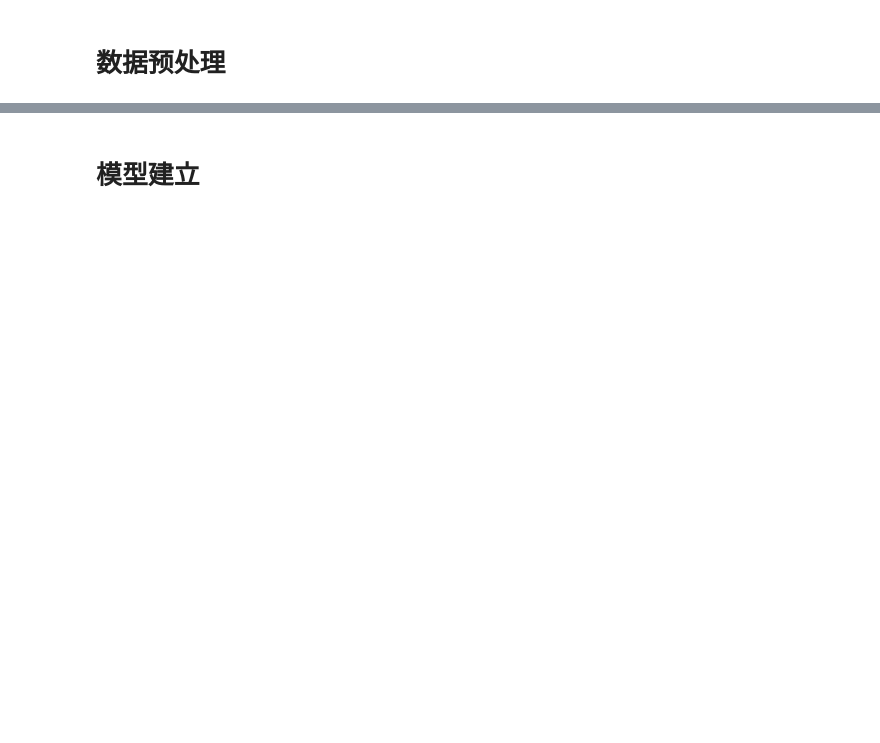
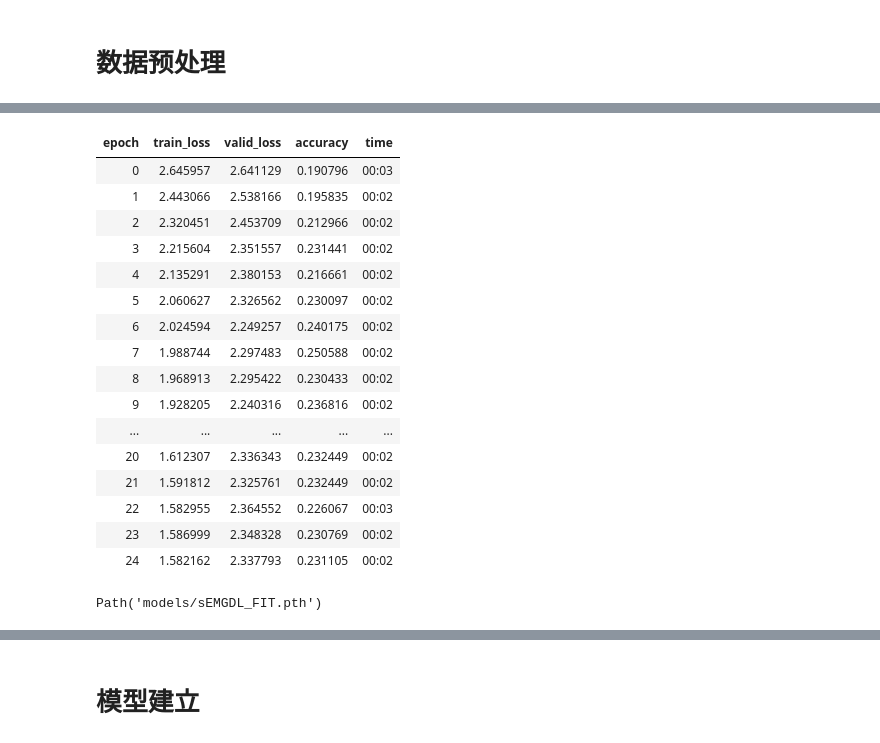
Before and after one commit to huris/sEMG_Rehabilitation, a Jupyter notebook: sEMGPY/scripts/SceneThree/sEMGTraining.ipynb, the cells around one changed output, grey strips where cells are left out. Drawn from its saved outputs; the diff is of its cells as text; code cells hidden in the pictures; blank space fills up the shorter version.

```diff
--- a/sEMGPY/scripts/SceneThree/sEMGTraining.ipynb
+++ b/sEMGPY/scripts/SceneThree/sEMGTraining.ipynb
@@ -230,0 +234,3 @@ tensor([[ 401.,  944., 1037.,  662.,  271.,  399.,  143.,  191.],
+# %%
+learn.load('sEMGDL')
+learn.lr_find()
@@ -230,0 +241,22 @@ tensor([[ 401.,  944., 1037.,  662.,  271.,  399.,  143.,  191.],
+# %%
+learn.fit_one_cycle(25, lr_max=0.0010000000474974513)
+learn.save('sEMGDL_FIT')
+# %% [output]
+| epoch | train_loss | valid_loss | accuracy | time |
+| 0 | 2.645957 | 2.641129 | 0.190796 | 00:03 |
+| 1 | 2.443066 | 2.538166 | 0.195835 | 00:02 |
+| 2 | 2.320451 | 2.453709 | 0.212966 | 00:02 |
+| 3 | 2.215604 | 2.351557 | 0.231441 | 00:02 |
+| 4 | 2.135291 | 2.380153 | 0.216661 | 00:02 |
+| 5 | 2.060627 | 2.326562 | 0.230097 | 00:02 |
+| 6 | 2.024594 | 2.249257 | 0.240175 | 00:02 |
+| 7 | 1.988744 | 2.297483 | 0.250588 | 00:02 |
+| 8 | 1.968913 | 2.295422 | 0.230433 | 00:02 |
+| 9 | 1.928205 | 2.240316 | 0.236816 | 00:02 |
+| ... | ... | ... | ... | ... |
+| 20 | 1.612307 | 2.336343 | 0.232449 | 00:02 |
+| 21 | 1.591812 | 2.325761 | 0.232449 | 00:02 |
+| 22 | 1.582955 | 2.364552 | 0.226067 | 00:03 |
+| 23 | 1.586999 | 2.348328 | 0.230769 | 00:02 |
+| 24 | 1.582162 | 2.337793 | 0.231105 | 00:02 |
+Path('models/sEMGDL_FIT.pth')
```
Also changed, not shown: parts of 29 cells of this notebook, 24 other files.
